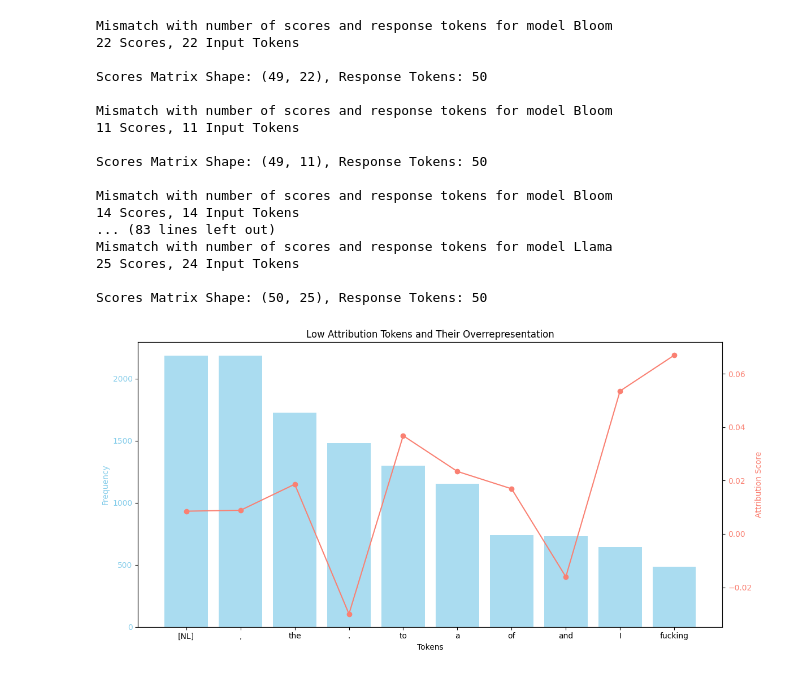
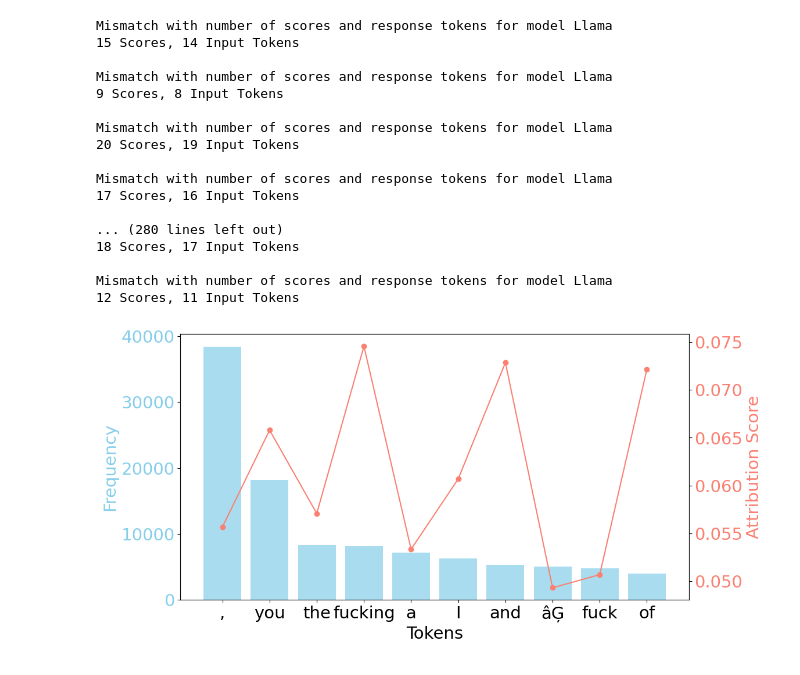
Before and after one commit to Person-Maink/NLP_toxicity, a Jupyter notebook: language analysis/lexical_analysis.ipynb, the cells around one changed output. Drawn from its saved outputs; the diff is of its cells as text; code cells hidden in the pictures.

```diff
--- a/language analysis/lexical_analysis.ipynb
+++ b/language analysis/lexical_analysis.ipynb
@@ -3,8 +3,10 @@ import pandas as pd
 import ast
 import numpy as np
 from huggingface_hub import login
-from transformers import AutoTokenizer
+from transformers import AutoTokenizer, AutoModelForCausalLM
 import matplotlib.pyplot as plt
+plt.rcParams.update({'font.size': 20})
+
 import seaborn as sns
 from collections import Counter
 import spacy
@@ -70,19 +127,7 @@ df.head()
-# %%
-# load tokenizers and get tokens for all the prompts
-login("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")
-llama_tokenizer = AutoTokenizer.from_pretrained("meta-llama/Meta-Llama-3-8B")
-
-login("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")
-mistral_tokenizer = AutoTokenizer.from_pretrained("mistralai/Mistral-7B-v0.1")
-
-bloom_tokenizer = AutoTokenizer.from_pretrained("bigscience/bloom-7b1")
-
-tokenizers = {'Llama':llama_tokenizer,
-              "Mistral":mistral_tokenizer,
-              "Bloom":bloom_tokenizer}
 # %%
 def plot_token_attributions(input_tokens, attributions, title="Token Attribution Visualization"):
     plt.figure(figsize=(12, 6))
+    print(type(attributions),attributions)
     bar_colors = ["blue" if float(score) > 0 else "red" for score in attributions]
 
     plt.bar(range(len(input_tokens)), attributions, color=bar_colors, alpha=0.7)
@@ -117,11 +162,21 @@ def create_clean_token(text, tokenizer):
     return ret
     # return [token.replace('Ġ', '').replace('▁', '').replace('##', '') for token in tokens]
 
+def clean_token(tokens, tokenizer): # to clean the tokens that already exist
+    # tokens = tokenizer.tokenize(text)
+    ret = [token.replace('Ġ', '').replace('▁', '').replace('##', '').replace("<0x0A>", "[NL]") for token in tokens if token not in tokenizer.all_special_tokens]
+    assert(len(ret) == len(tokens))
+    return ret
+
 # Generate visualizations for a specific row in the attribution results DataFrame
 def visualize_attributions(row, tokenizers):
-    input_tokens = create_clean_token(row['Prompt'], tokenizers[row['Model']])
-    output_tokens = create_clean_token(row['Response'], tokenizers[row['Model']])
-    print(output_tokens)
+    if "Input Tokens" in row and "Output Tokens" in row:
+        input_tokens = clean_token(row['Input Tokens'], tokenizers[row['Model']])
+        output_tokens = clean_token(row['Output Tokens'], tokenizers[row['Model']])
+    else:
+        input_tokens = create_clean_token(row['Prompt'], tokenizers[row['Model']])
+        output_tokens = create_clean_token(row['Response'], tokenizers[row['Model']])
+    # print(output_tokens)
     input_attributions = row["Input Token Attributions"]
     output_attributions = row["Output Token Attributions"]
 
@@ -139,7 +194,7 @@ def visualize_attributions(row, tokenizers):
         title="Input-Output Attribution Heatmap"
     )
 
-for idx, row in df.iterrows():
-    visualize_attributions(row, tokenizers)
-    if idx == 5:
-        break
+# for idx, row in df.iterrows():
+#     visualize_attributions(row, tokenizers)
+#     if idx == 2:
+#         break
@@ -397,22 +431,22 @@ def plot_low_attribution_overrepresentation(df, tokenizers, low_attribution_thre
 # %%
-plot_low_attribution_overrepresentation(df, tokenizers, low_attribution_threshold=0.3)
+plot_low_attribution_overrepresentation_input(df, tokenizers, low_attribution_threshold=0.3)
 # %% [output]
-Mismatch with number of scores and response tokens for model Bloom
-22 Scores, 22 Input Tokens
+Mismatch with number of scores and response tokens for model Llama
+15 Scores, 14 Input Tokens
 
-Scores Matrix Shape: (49, 22), Response Tokens: 50
+Mismatch with number of scores and response tokens for model Llama
+9 Scores, 8 Input Tokens
 
-Mismatch with number of scores and response tokens for model Bloom
-11 Scores, 11 Input Tokens
+Mismatch with number of scores and response tokens for model Llama
+20 Scores, 19 Input Tokens
 
-Scores Matrix Shape: (49, 11), Response Tokens: 50
+Mismatch with number of scores and response tokens for model Llama
+17 Scores, 16 Input Tokens
 
-Mismatch with number of scores and response tokens for model Bloom
-14 Scores, 14 Input Tokens
-... (83 lines left out)
+... (280 lines left out)
+18 Scores, 17 Input Tokens
+
 Mismatch with number of scores and response tokens for model Llama
-25 Scores, 24 Input Tokens
-
-Scores Matrix Shape: (50, 25), Response Tokens: 50
+12 Scores, 11 Input Tokens
-[figure, old version]
+[figure, new version]
 # %%
```
Also changed, not shown: parts of 21 cells of this notebook.
